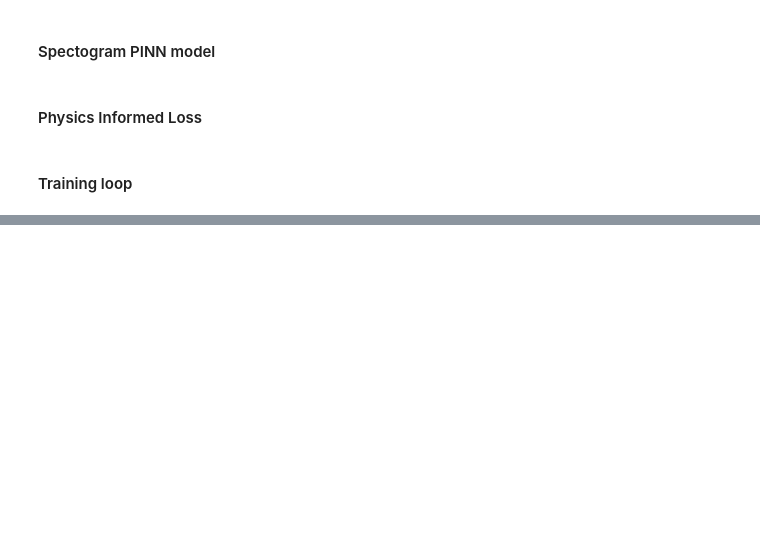
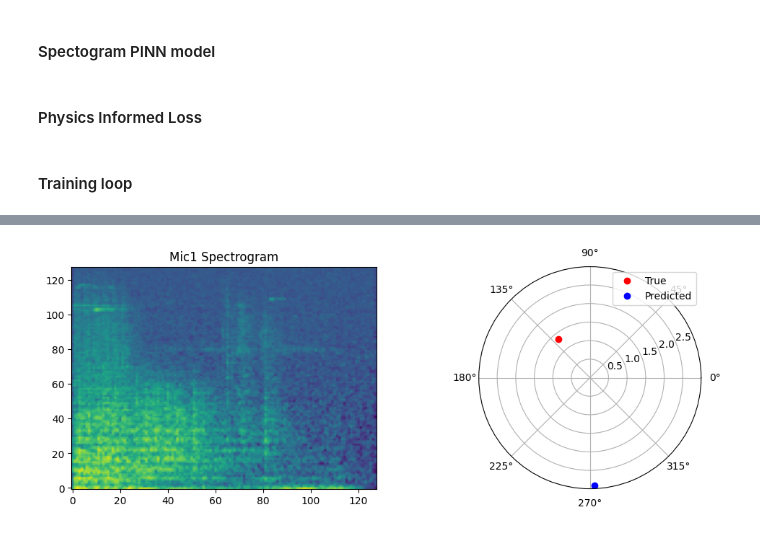
Before and after one commit to RohitMugalya/Microphone-Array-Based-Direction-of-Arrival-Gunshot-Detection, a Jupyter notebook: notebooks/pinn_spectograms.ipynb, the cells around one changed output, grey strips where cells are left out. Drawn from its saved outputs; the diff is of its cells as text; code cells hidden in the pictures; blank space fills up the shorter version.

```diff
--- a/notebooks/pinn_spectograms.ipynb
+++ b/notebooks/pinn_spectograms.ipynb
@@ -103,28 +102,26 @@ class SpectrogramPINN(nn.Module):
 #### Physics Informed Loss
 # %%
 def physics_loss(y_pred, mic_positions=MIC_POSITIONS):
-    """TDoA loss using predicted coordinates"""
+    """TDoA loss using predicted coordinates and spectrogram phase differences."""
     distance, azimuth, elevation = y_pred[:, 0], y_pred[:, 1], y_pred[:, 2]
 
-    # Convert to Cartesian (relative to mic1)
+    # --- 1. Predicted TDoA from geometry ---
+    # Convert polar to Cartesian (relative to mic1)
     x = distance * torch.cos(azimuth) * torch.cos(elevation)
     y = distance * torch.sin(azimuth) * torch.cos(elevation)
     z = distance * torch.sin(elevation)
     source_pos = torch.stack([x, y, z], dim=1)  # [batch, 3]
 
-    # Expected TDoA
+    # Calculate expected TDoA
     distances = torch.norm(mic_positions - source_pos.unsqueeze(2), dim=1)  # [batch, 6]
-    tdoa_pred = (distances - distances[:, 0:1]) / SPEED_OF_SOUND  # [batch, 6]
+    tdoa_geom = (distances - distances[:, 0:1]) / SPEED_OF_SOUND  # [batch, 6]
 
-    # Approximate TDoA from spectrograms (simplified)
-    tdoa_spectro = ...  # Implement phase-based TDoA here
+    # --- 2. Approximate TDoA from spectrogram phase ---
+    # Placeholder: Replace with actual phase difference calculation
+    # For now, use a simple proxy (e.g., time delays from waveform cross-correlation)
+    tdoa_spectro = torch.zeros_like(tdoa_geom[:, 1:])  # [batch, 5]
 
-    return torch.mean((tdoa_pred[:, 1:] - tdoa_spectro)**2)
-
-def hybrid_loss(y_pred, y_true, alpha=0.1):
-    mse_loss = nn.functional.mse_loss(y_pred, y_true)
-    phys_loss = physics_loss(y_pred)
-    return mse_loss + alpha * phys_loss
+    return torch.mean((tdoa_geom[:, 1:] - tdoa_spectro)**2)  # Skip mic1 (reference)
 # %% [markdown]
 #### Training loop
 # %%
@@ -154,0 +240,21 @@ RuntimeError: mat1 and mat2 shapes cannot be multiplied (32x65536 and 262144x128
+# %%
+# Plot sample prediction
+def plot_sample(model, dataset, idx=0):
+    X, y_true = dataset[idx]
+    with torch.no_grad():
+        y_pred = model(X.unsqueeze(0))
+
+    plt.figure(figsize=(12, 4))
+    # Spectrogram
+    plt.subplot(1, 2, 1)
+    plt.imshow(X[:,:,0], aspect='auto', origin='lower')
+    plt.title("Mic1 Spectrogram")
+    # Polar coordinates
+    plt.subplot(1, 2, 2, polar=True)
+    plt.scatter(y_true[1], y_true[0], c='r', label="True")
+    plt.scatter(y_pred[0,1], y_pred[0,0], c='b', label="Predicted")
+    plt.legend()
+
+plot_sample(model, test_dataset)
+# %% [output]
+[figure, added]
```
Also changed, not shown: parts of 5 cells of this notebook.
